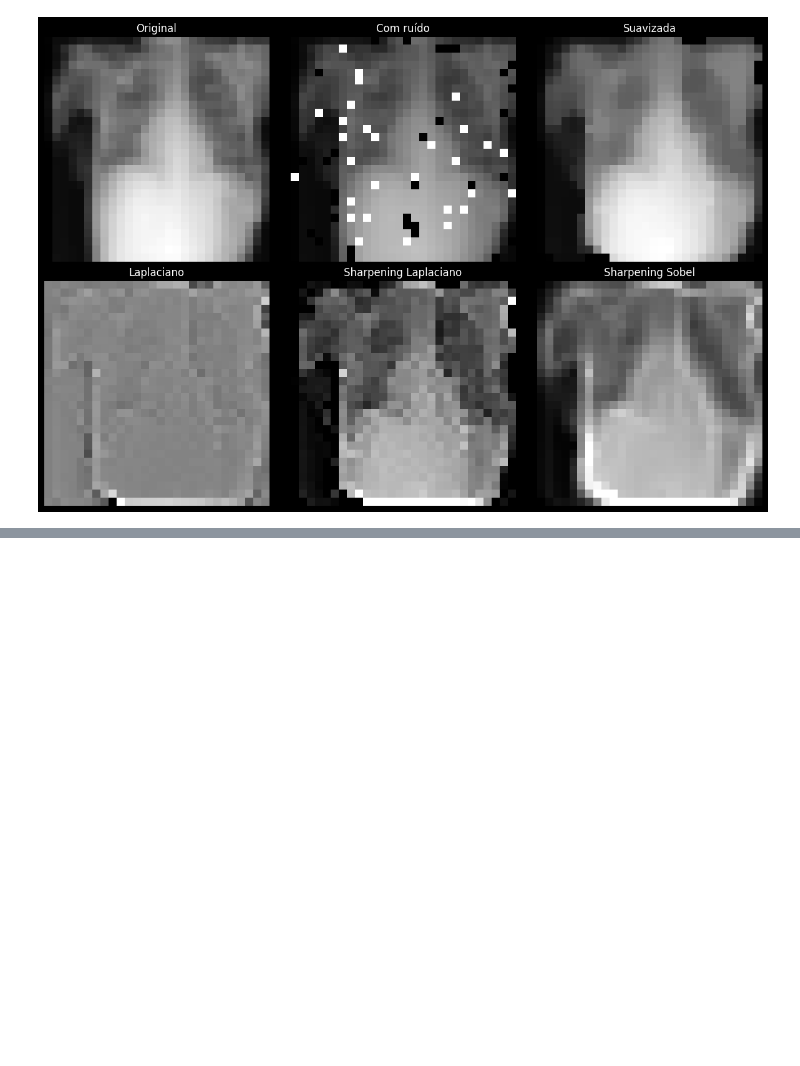
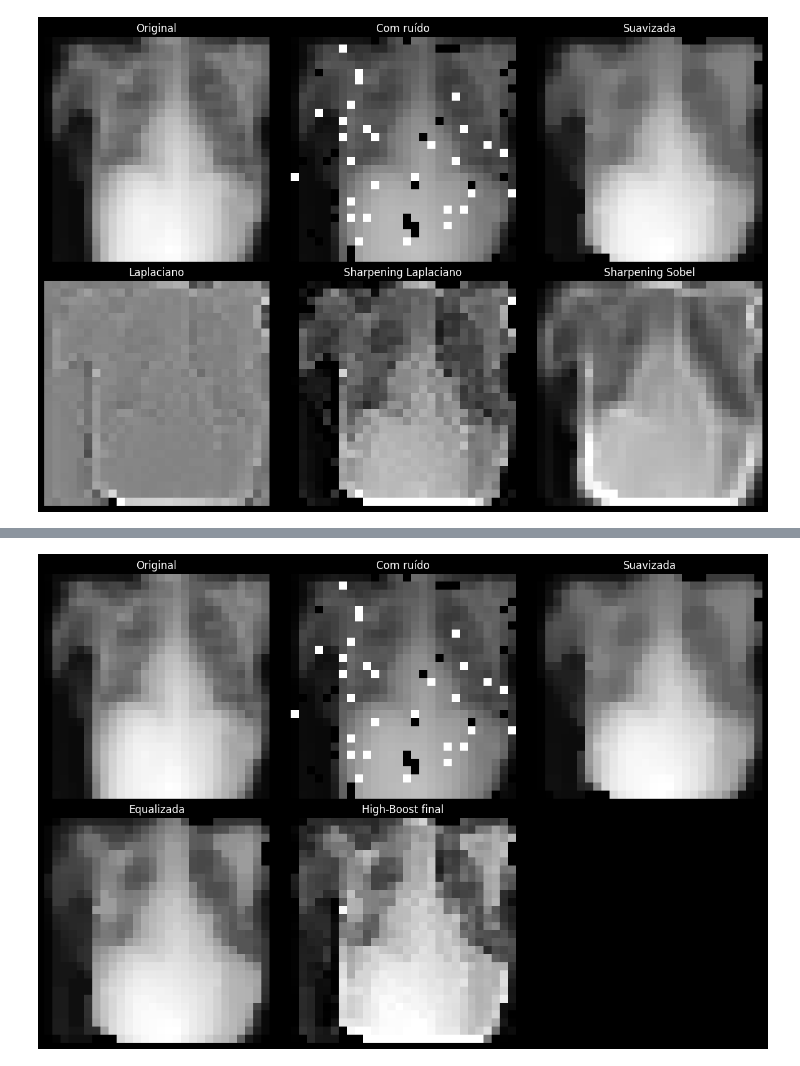
Before and after one commit to pedrxbro/digital-image-processing, a Jupyter notebook: medical-image-processing-pipeline/main.ipynb, the cells around one changed output, grey strips where cells are left out. Drawn from its saved outputs; the diff is of its cells as text; code cells hidden in the pictures; blank space fills up the shorter version.

```diff
--- a/medical-image-processing-pipeline/main.ipynb
+++ b/medical-image-processing-pipeline/main.ipynb
@@ -454,0 +487,16 @@ show_images_grid(
+# %%
+img_original = img_1
+img_noisy = img_1_sp
+img_denoised = median_filter(img_noisy, size=3)
+img_equalized = histogram_equalization(img_denoised)
+
+_, _, img_final = highboost_filter(img_equalized, kernel_size=3, sigma=1.0, k=2.0)
+# %%
+show_images_grid(
+    [img_original, img_noisy, img_denoised, img_equalized, img_final],
+    ["Original", "Com ruído", "Suavizada", "Equalizada", "High-Boost final"],
+    cols=3,
+    figsize=(12, 8)
+)
+# %% [output]
+[figure, added]
```
Also changed, not shown: parts of 4 cells of this notebook.
